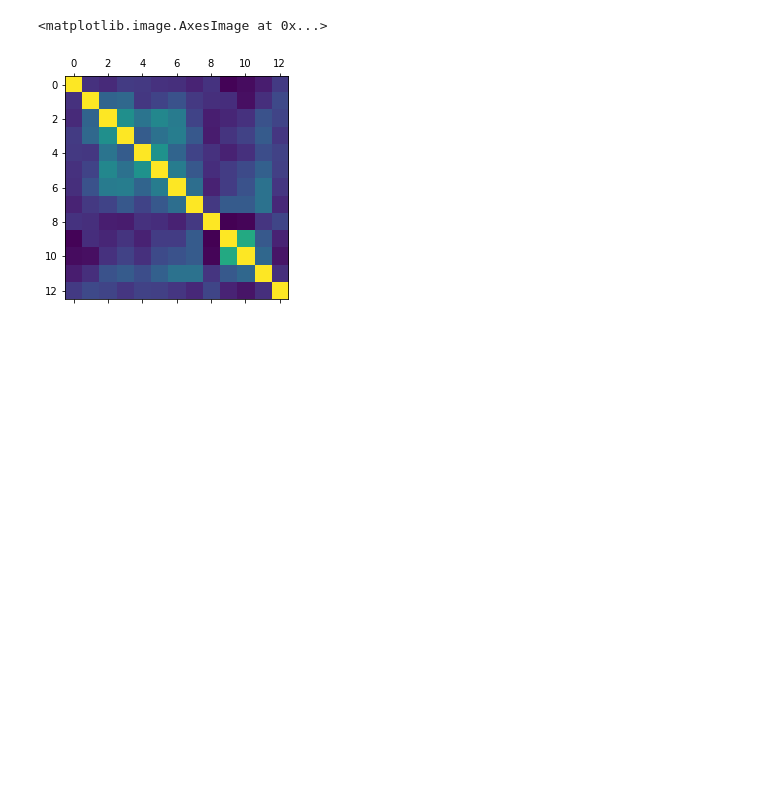
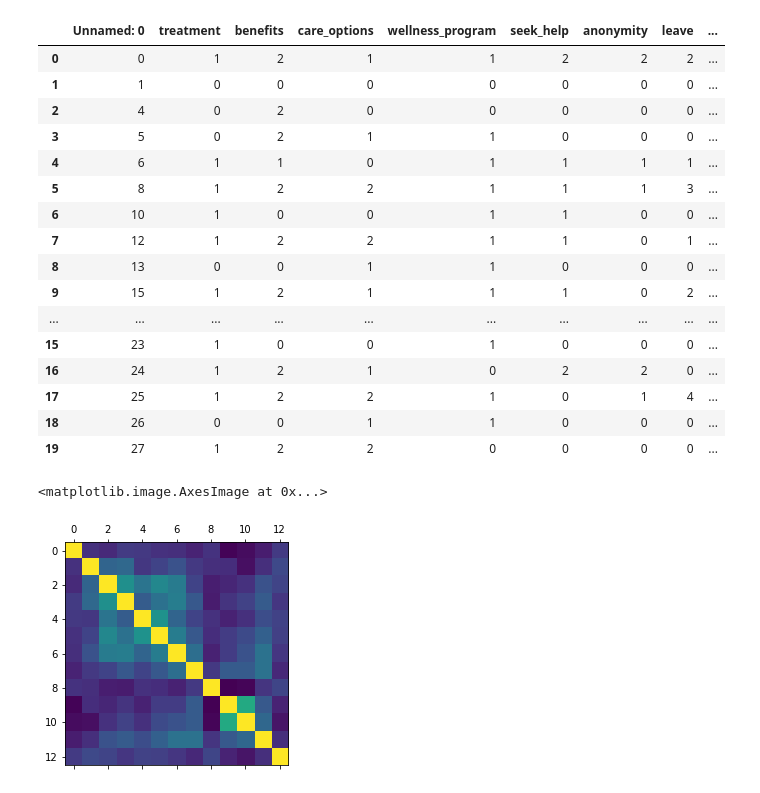
Before and after one commit to sqweets/Final-Project, a Jupyter notebook: ML Testing (ELH)-USCompany Dataset.ipynb, the cells around one changed output. Drawn from its saved outputs; the diff is of its cells as text; code cells hidden in the pictures; blank space fills up the shorter version.

```diff
--- a/ML Testing (ELH)-USCompany Dataset.ipynb
+++ b/ML Testing (ELH)-USCompany Dataset.ipynb
@@ -18,7 +20,26 @@ from sklearn.neighbors import KNeighborsClassifier
 from sklearn.tree import DecisionTreeClassifier
 # %%
 # Read in data
-train_df = pd.read_csv('Resources/us-company.csv')
+train_df = pd.read_csv('Resources/us-company-ml.csv')
+train_df.head(20)
+# %% [output]
+|  | Unnamed: 0 | treatment | benefits | care_options | wellness_program | seek_help | anonymity | leave | ... |
+| 0 | 0 | 1 | 2 | 1 | 1 | 2 | 2 | 2 | ... |
+| 1 | 1 | 0 | 0 | 0 | 0 | 0 | 0 | 0 | ... |
+| 2 | 4 | 0 | 2 | 0 | 0 | 0 | 0 | 0 | ... |
+| 3 | 5 | 0 | 2 | 1 | 1 | 0 | 0 | 0 | ... |
+| 4 | 6 | 1 | 1 | 0 | 1 | 1 | 1 | 1 | ... |
+| 5 | 8 | 1 | 2 | 2 | 1 | 1 | 1 | 3 | ... |
+| 6 | 10 | 1 | 0 | 0 | 1 | 1 | 0 | 0 | ... |
+| 7 | 12 | 1 | 2 | 2 | 1 | 1 | 0 | 1 | ... |
+| 8 | 13 | 0 | 0 | 1 | 1 | 0 | 0 | 0 | ... |
+| 9 | 15 | 1 | 2 | 1 | 1 | 1 | 0 | 2 | ... |
+| ... | ... | ... | ... | ... | ... | ... | ... | ... | ... |
+| 15 | 23 | 1 | 0 | 0 | 1 | 0 | 0 | 0 | ... |
+| 16 | 24 | 1 | 2 | 1 | 0 | 2 | 2 | 0 | ... |
+| 17 | 25 | 1 | 2 | 2 | 1 | 0 | 1 | 4 | ... |
+| 18 | 26 | 0 | 0 | 1 | 1 | 0 | 0 | 0 | ... |
+| 19 | 27 | 1 | 2 | 2 | 0 | 0 | 0 | 0 | ... |
 # %%
 # Create the correlation matrix
 plt.matshow(train_df.corr())
```
Also changed, not shown: parts of 7 cells of this notebook, 6 other files.
